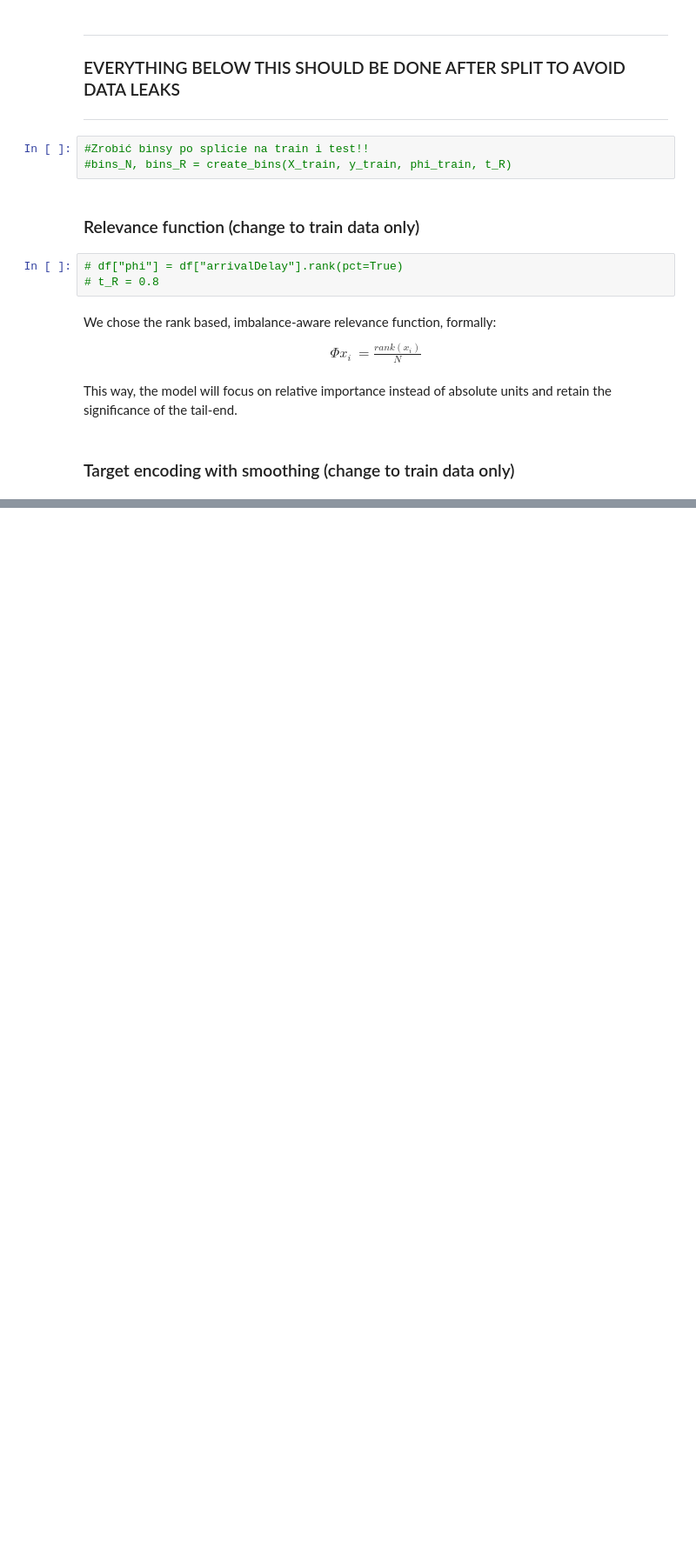
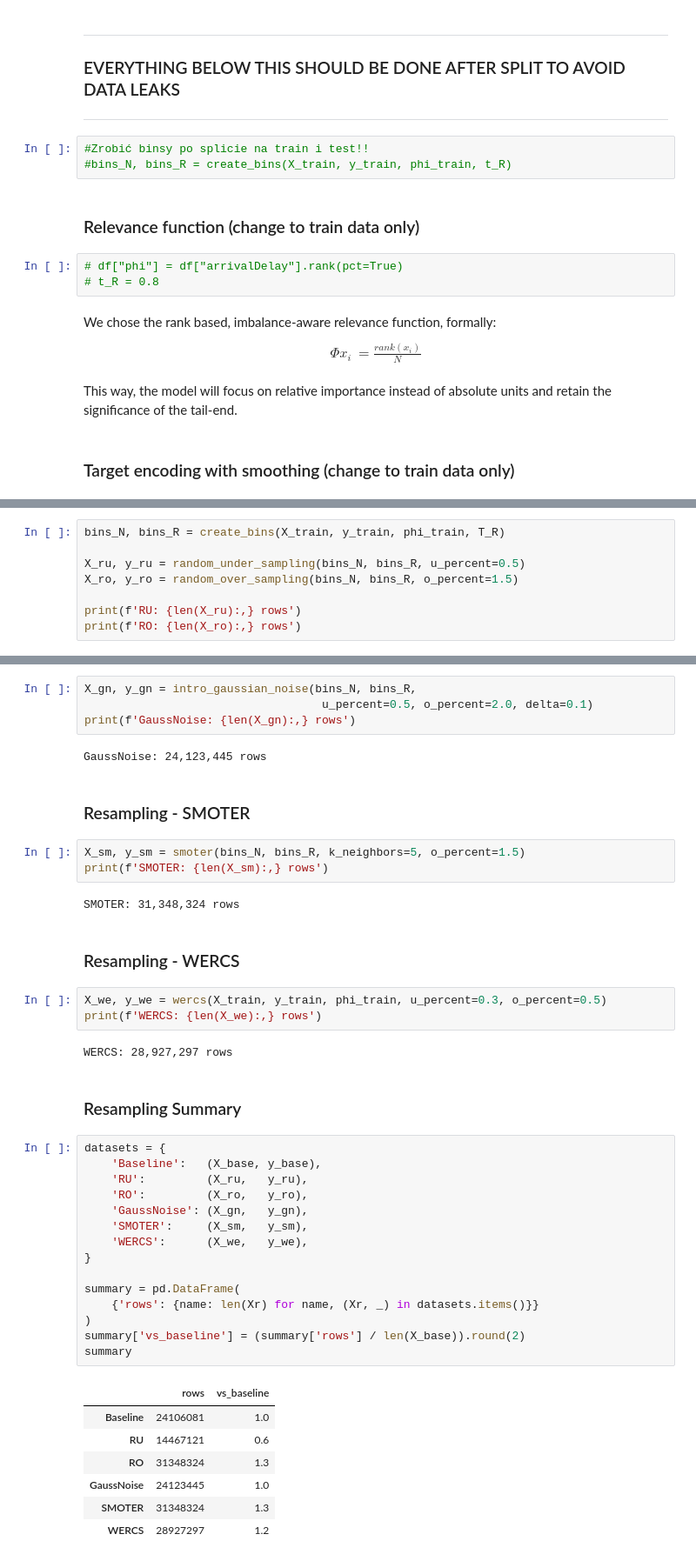
Before and after one commit to RoagieHoagie/FlightDelayImbalancedRegression, a Jupyter notebook: main.ipynb, the cells around one changed output, grey strips where cells are left out. Shown at 87% size. Saved outputs shown, nothing was run; the diff lists cells and outputs as text; blank space fills up the shorter version.

```diff
--- a/main.ipynb
+++ b/main.ipynb
@@ -800,0 +932,8 @@ This way, the model will focus on relative importance instead of absolute units
+# %%
+bins_N, bins_R = create_bins(X_train, y_train, phi_train, T_R)
+
+X_ru, y_ru = random_under_sampling(bins_N, bins_R, u_percent=0.5)
+X_ro, y_ro = random_over_sampling(bins_N, bins_R, o_percent=1.5)
+
+print(f'RU: {len(X_ru):,} rows')
+print(f'RO: {len(X_ro):,} rows')
@@ -800,0 +945,45 @@ This way, the model will focus on relative importance instead of absolute units
+# %%
+X_gn, y_gn = intro_gaussian_noise(bins_N, bins_R,
+                                   u_percent=0.5, o_percent=2.0, delta=0.1)
+print(f'GaussNoise: {len(X_gn):,} rows')
+# %% [output]
+GaussNoise: 24,123,445 rows
+# %% [markdown]
+### Resampling - SMOTER
+# %%
+X_sm, y_sm = smoter(bins_N, bins_R, k_neighbors=5, o_percent=1.5)
+print(f'SMOTER: {len(X_sm):,} rows')
+# %% [output]
+SMOTER: 31,348,324 rows
+# %% [markdown]
+### Resampling - WERCS
+# %%
+X_we, y_we = wercs(X_train, y_train, phi_train, u_percent=0.3, o_percent=0.5)
+print(f'WERCS: {len(X_we):,} rows')
+# %% [output]
+WERCS: 28,927,297 rows
+# %% [markdown]
+### Resampling Summary
+# %%
+datasets = {
+    'Baseline':   (X_base, y_base),
+    'RU':         (X_ru,   y_ru),
+    'RO':         (X_ro,   y_ro),
+    'GaussNoise': (X_gn,   y_gn),
+    'SMOTER':     (X_sm,   y_sm),
+    'WERCS':      (X_we,   y_we),
+}
+
+summary = pd.DataFrame(
+    {'rows': {name: len(Xr) for name, (Xr, _) in datasets.items()}}
+)
+summary['vs_baseline'] = (summary['rows'] / len(X_base)).round(2)
+summary
+# %% [output]
+|  | rows | vs_baseline |
+| Baseline | 24106081 | 1.0 |
+| RU | 14467121 | 0.6 |
+| RO | 31348324 | 1.3 |
+| GaussNoise | 24123445 | 1.0 |
+| SMOTER | 31348324 | 1.3 |
+| WERCS | 28927297 | 1.2 |
```
Also changed, not shown: parts of 44 cells of this notebook, 46 other files.
